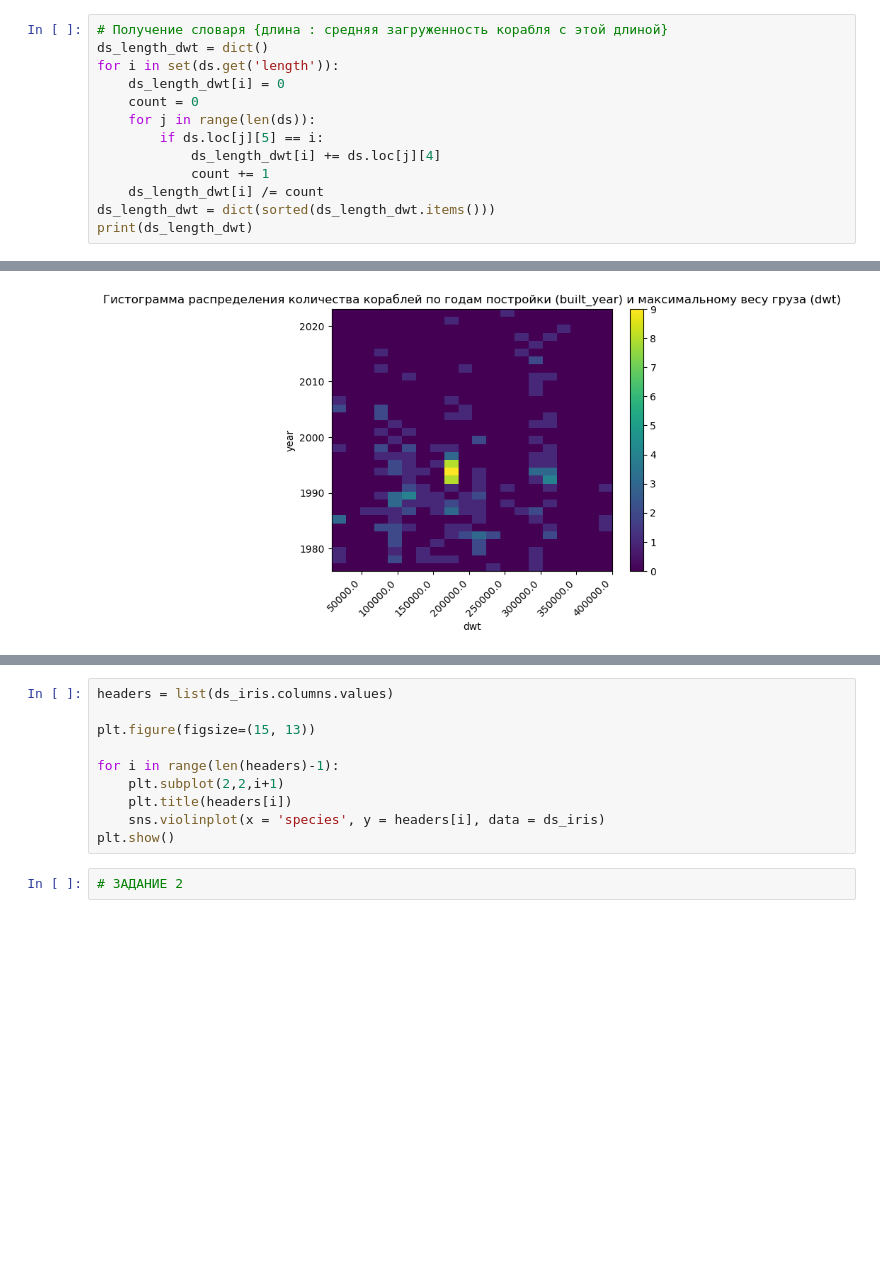
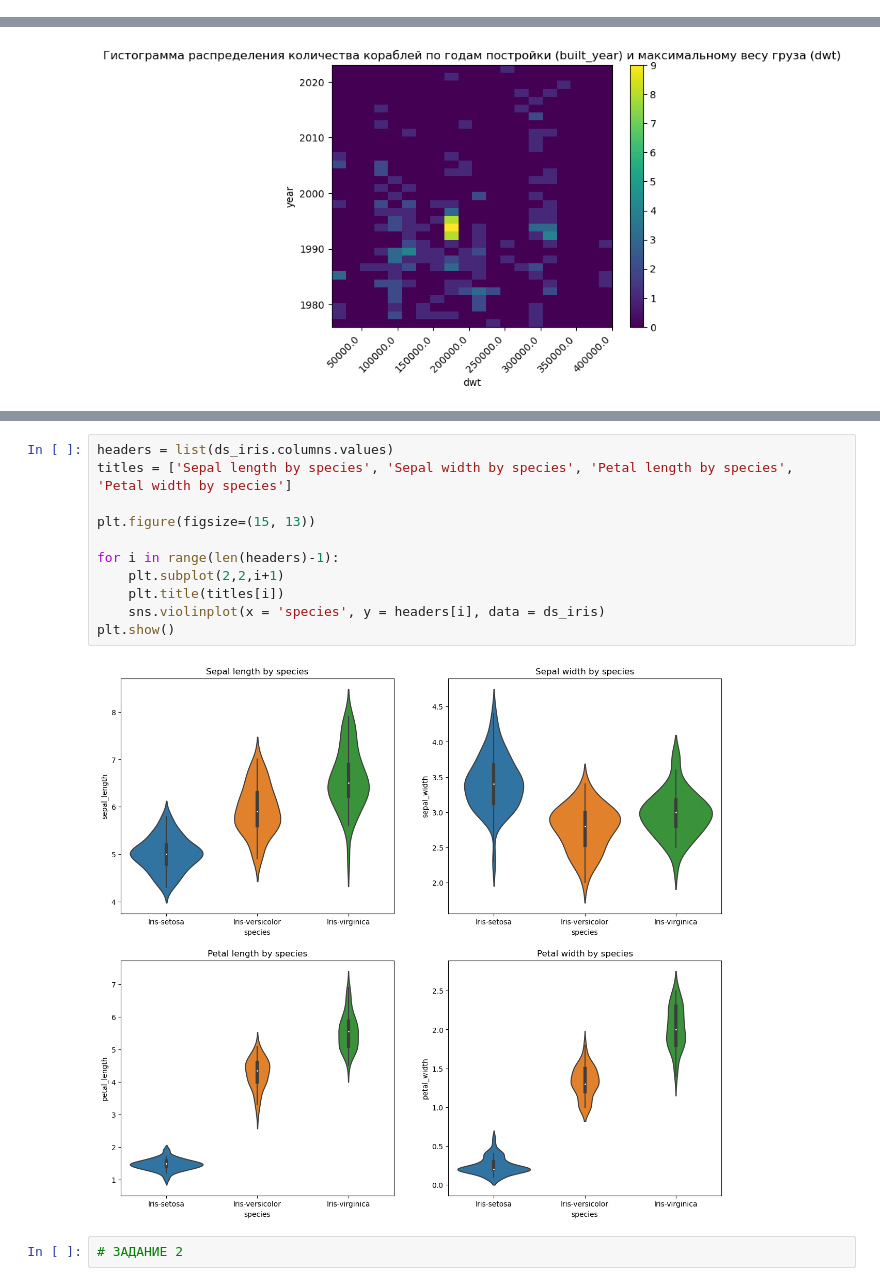
Before and after one commit to ArinaFedotova/APL.lab2, a Jupyter notebook: lab2.ipynb, the cells around one changed output, grey strips where cells are left out. Saved outputs shown, nothing was run; the diff lists cells and outputs as text; blank space fills up the shorter version.

```diff
--- a/lab2.ipynb
+++ b/lab2.ipynb
@@ -33,13 +46,0 @@ Index(['Company_Name', 'ship_name', 'built_year', 'gt', 'dwt', 'length',
-# %%
-# Получение словаря {длина : средняя загруженность корабля с этой длиной}
-ds_length_dwt = dict()
-for i in set(ds.get('length')):
-    ds_length_dwt[i] = 0
-    count = 0
-    for j in range(len(ds)):
-        if ds.loc[j][5] == i:
-            ds_length_dwt[i] += ds.loc[j][4]
-            count += 1
-    ds_length_dwt[i] /= count
-ds_length_dwt = dict(sorted(ds_length_dwt.items()))
-print(ds_length_dwt)
@@ -195,13 +185,16 @@ sns.pairplot(ds_iris)
 # %%
 headers = list(ds_iris.columns.values)
+titles = ['Sepal length by species', 'Sepal width by species', 'Petal length by species', 'Petal width by species']
 
 plt.figure(figsize=(15, 13))
 
 for i in range(len(headers)-1):
     plt.subplot(2,2,i+1)
-    plt.title(headers[i])
+    plt.title(titles[i])
     sns.violinplot(x = 'species', y = headers[i], data = ds_iris)
 plt.show()
+# %% [output]
+[figure, added]
 # %%
 # ЗАДАНИЕ 2
 # %%
```
Also changed, not shown: parts of 20 cells of this notebook.
